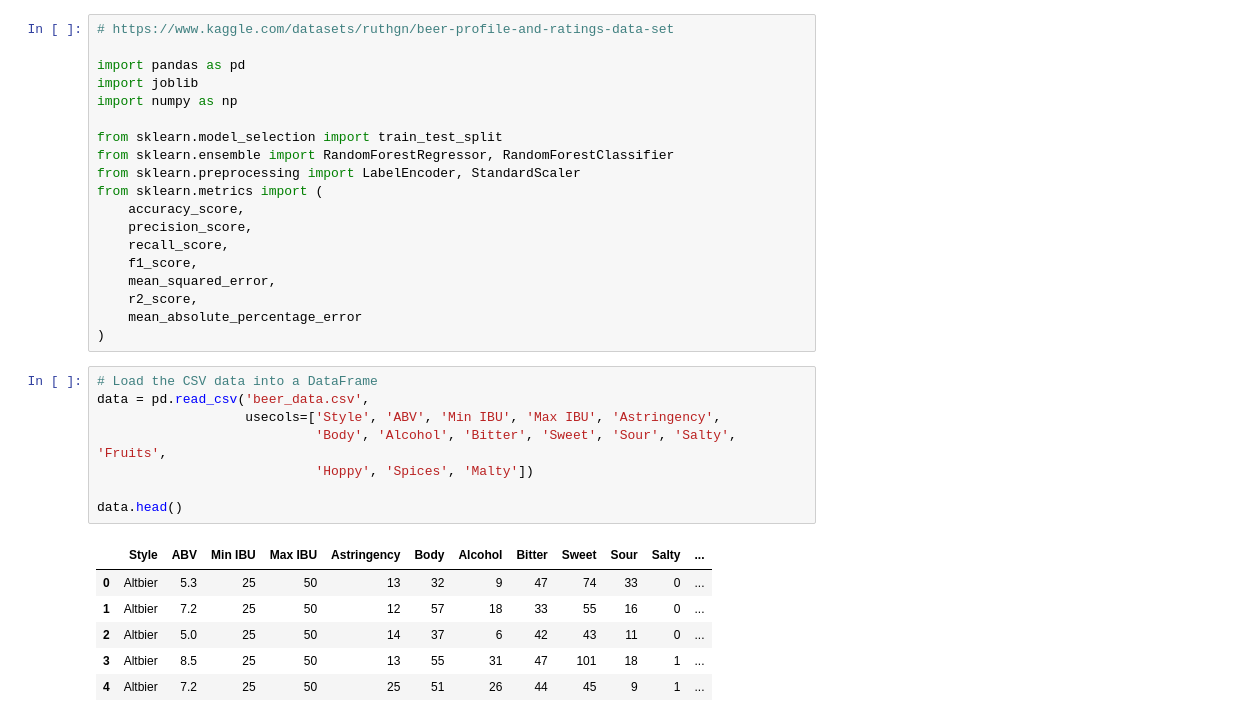
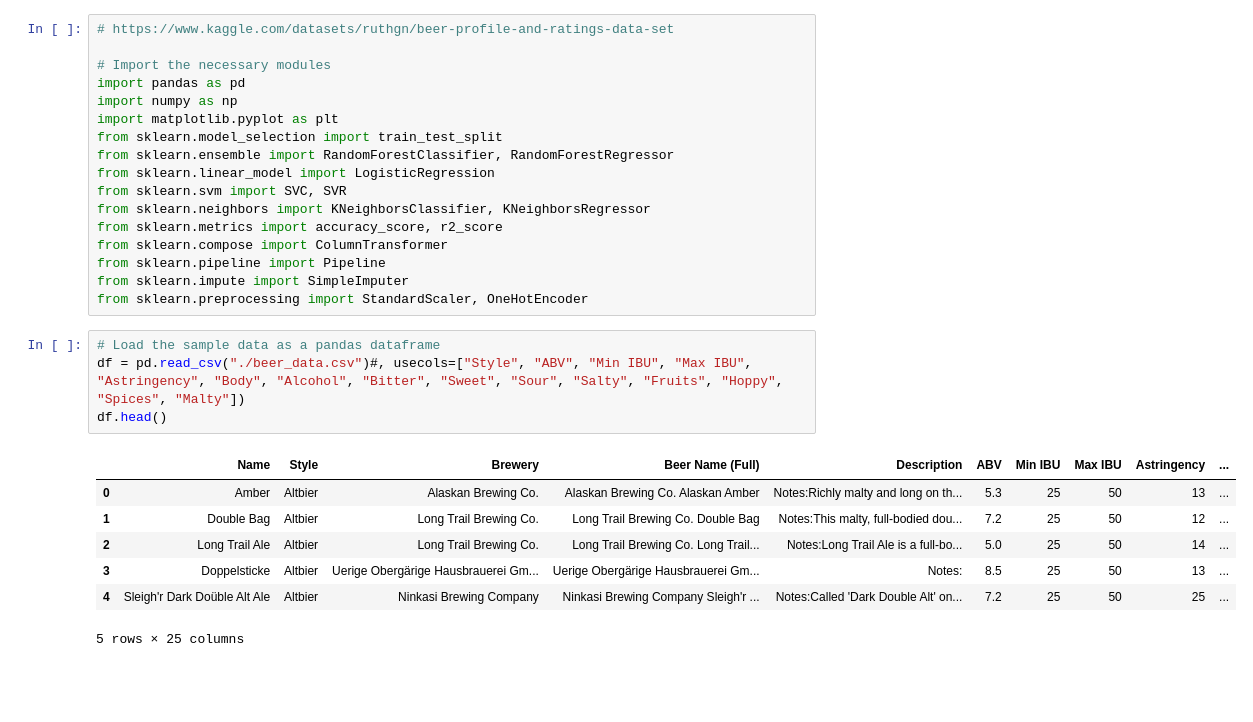
Before and after one commit to karthikmswamy/PandasNumPyScikit_MasterClass, a Jupyter notebook: Chapter_08/Beer_Brewing_App.ipynb, the cells around one changed output. Drawn from its saved outputs; the diff is of its cells as text; blank space fills up the shorter version.

```diff
--- a/Chapter_08/Beer_Brewing_App.ipynb
+++ b/Chapter_08/Beer_Brewing_App.ipynb
@@ -1,34 +1,29 @@
 # %%
 # https://www.kaggle.com/datasets/ruthgn/beer-profile-and-ratings-data-set
 
+# Import the necessary modules
 import pandas as pd
-import joblib
 import numpy as np
-
+import matplotlib.pyplot as plt
 from sklearn.model_selection import train_test_split
-from sklearn.ensemble import RandomForestRegressor, RandomForestClassifier
-from sklearn.preprocessing import LabelEncoder, StandardScaler
-from sklearn.metrics import (
-    accuracy_score,
-    precision_score,
-    recall_score,
-    f1_score,
-    mean_squared_error,
-    r2_score,
-    mean_absolute_percentage_error
-)
+from sklearn.ensemble import RandomForestClassifier, RandomForestRegressor
+from sklearn.linear_model import LogisticRegression
+from sklearn.svm import SVC, SVR
+from sklearn.neighbors import KNeighborsClassifier, KNeighborsRegressor
+from sklearn.metrics import accuracy_score, r2_score
+from sklearn.compose import ColumnTransformer
+from sklearn.pipeline import Pipeline
+from sklearn.impute import SimpleImputer
+from sklearn.preprocessing import StandardScaler, OneHotEncoder
 # %%
-# Load the CSV data into a DataFrame
-data = pd.read_csv('beer_data.csv',
-                   usecols=['Style', 'ABV', 'Min IBU', 'Max IBU', 'Astringency',
-                            'Body', 'Alcohol', 'Bitter', 'Sweet', 'Sour', 'Salty', 'Fruits',
-                            'Hoppy', 'Spices', 'Malty'])
-
-data.head()
+# Load the sample data as a pandas dataframe
+df = pd.read_csv("./beer_data.csv")#, usecols=["Style", "ABV", "Min IBU", "Max IBU", "Astringency", "Body", "Alcohol", "Bitter", "Sweet", "Sour", "Salty", "Fruits", "Hoppy", "Spices", "Malty"])
+df.head()
 # %% [output]
-|  | Style | ABV | Min IBU | Max IBU | Astringency | Body | Alcohol | Bitter | Sweet | Sour | Salty | ... |
-| 0 | Altbier | 5.3 | 25 | 50 | 13 | 32 | 9 | 47 | 74 | 33 | 0 | ... |
-| 1 | Altbier | 7.2 | 25 | 50 | 12 | 57 | 18 | 33 | 55 | 16 | 0 | ... |
-| 2 | Altbier | 5.0 | 25 | 50 | 14 | 37 | 6 | 42 | 43 | 11 | 0 | ... |
-| 3 | Altbier | 8.5 | 25 | 50 | 13 | 55 | 31 | 47 | 101 | 18 | 1 | ... |
-| 4 | Altbier | 7.2 | 25 | 50 | 25 | 51 | 26 | 44 | 45 | 9 | 1 | ... |
+|  | Name | Style | Brewery | Beer Name (Full) | Description | ABV | Min IBU | Max IBU | Astringency | ... |
+| 0 | Amber | Altbier | Alaskan Brewing Co. | Alaskan Brewing Co. Alaskan Amber | Notes:Richly malty and long on th... | 5.3 | 25 | 50 | 13 | ... |
+| 1 | Double Bag | Altbier | Long Trail Brewing Co. | Long Trail Brewing Co. Double Bag | Notes:This malty, full-bodied dou... | 7.2 | 25 | 50 | 12 | ... |
+| 2 | Long Trail Ale | Altbier | Long Trail Brewing Co. | Long Trail Brewing Co. Long Trail... | Notes:Long Trail Ale is a full-bo... | 5.0 | 25 | 50 | 14 | ... |
+| 3 | Doppelsticke | Altbier | Uerige Obergärige Hausbrauerei Gm... | Uerige Obergärige Hausbrauerei Gm... | Notes: | 8.5 | 25 | 50 | 13 | ... |
+| 4 | Sleigh'r Dark Doüble Alt Ale | Altbier | Ninkasi Brewing Company | Ninkasi Brewing Company Sleigh'r ... | Notes:Called 'Dark Double Alt' on... | 7.2 | 25 | 50 | 25 | ... |
+5 rows × 25 columns
```
Also changed, not shown: parts of 16 cells of this notebook.
